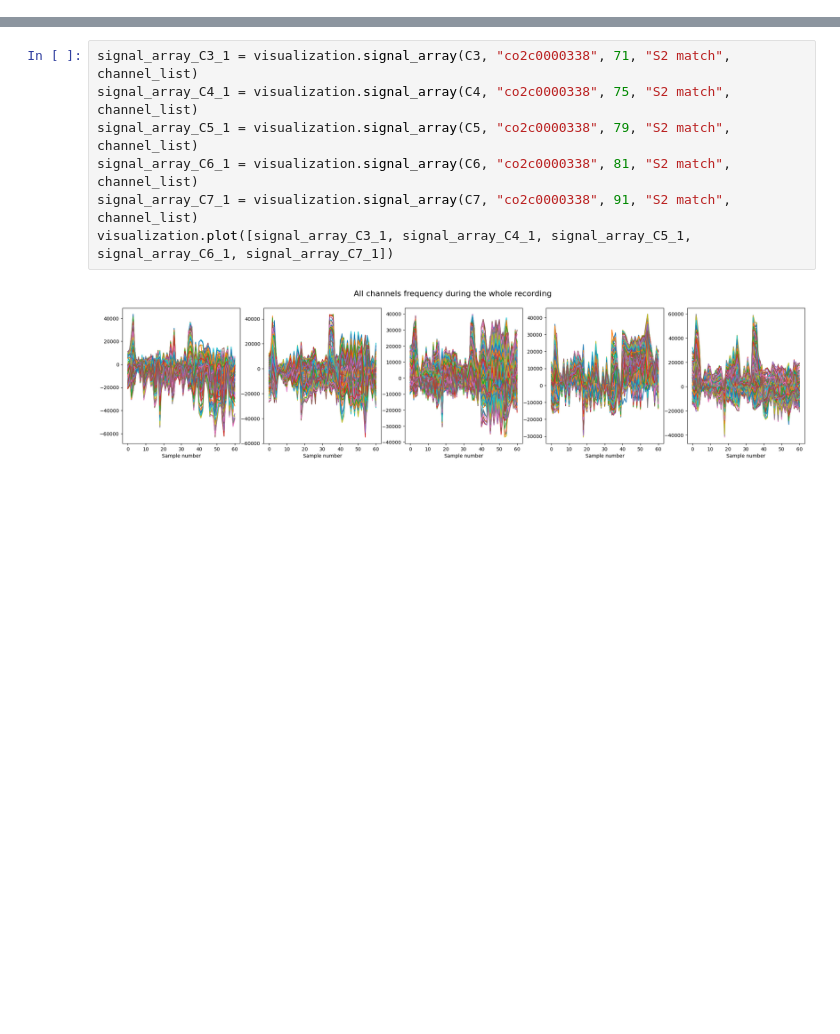
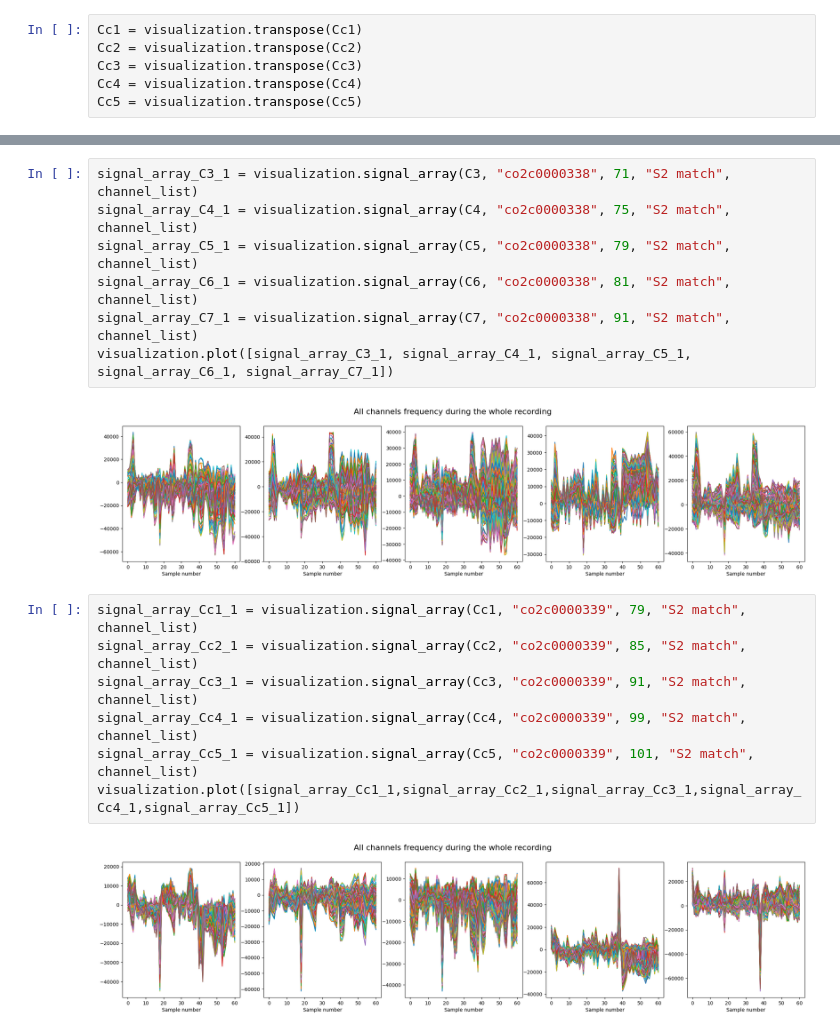
Before and after one commit to sarabenitezinglott/project-4, a Jupyter notebook: main.ipynb, the cells around one changed output, grey strips where cells are left out. Saved outputs shown, nothing was run; the diff lists cells and outputs as text; blank space fills up the shorter version.

```diff
--- a/main.ipynb
+++ b/main.ipynb
@@ -133,0 +212,6 @@ Index(['trial number', 'sensor position', 'sample num', 'sensor value',
+# %%
+Cc1 = visualization.transpose(Cc1)
+Cc2 = visualization.transpose(Cc2)
+Cc3 = visualization.transpose(Cc3)
+Cc4 = visualization.transpose(Cc4)
+Cc5 = visualization.transpose(Cc5)
@@ -166,3 +286,12 @@ signal_array_C7_1 = visualization.signal_array(C7, "co2c0000338", 91, "S2 match"
 visualization.plot([signal_array_C3_1, signal_array_C4_1, signal_array_C5_1, signal_array_C6_1, signal_array_C7_1])
 # %% [output]
 [figure]
+# %%
+signal_array_Cc1_1 = visualization.signal_array(Cc1, "co2c0000339", 79, "S2 match", channel_list)
+signal_array_Cc2_1 = visualization.signal_array(Cc2, "co2c0000339", 85, "S2 match", channel_list)
+signal_array_Cc3_1 = visualization.signal_array(Cc3, "co2c0000339", 91, "S2 match", channel_list)
+signal_array_Cc4_1 = visualization.signal_array(Cc4, "co2c0000339", 99, "S2 match", channel_list)
+signal_array_Cc5_1 = visualization.signal_array(Cc5, "co2c0000339", 101, "S2 match", channel_list)
+visualization.plot([signal_array_Cc1_1,signal_array_Cc2_1,signal_array_Cc3_1,signal_array_Cc4_1,signal_array_Cc5_1])
+# %% [output]
+[figure, added]
```
Also changed, not shown: parts of 21 cells of this notebook, 9 other files.
